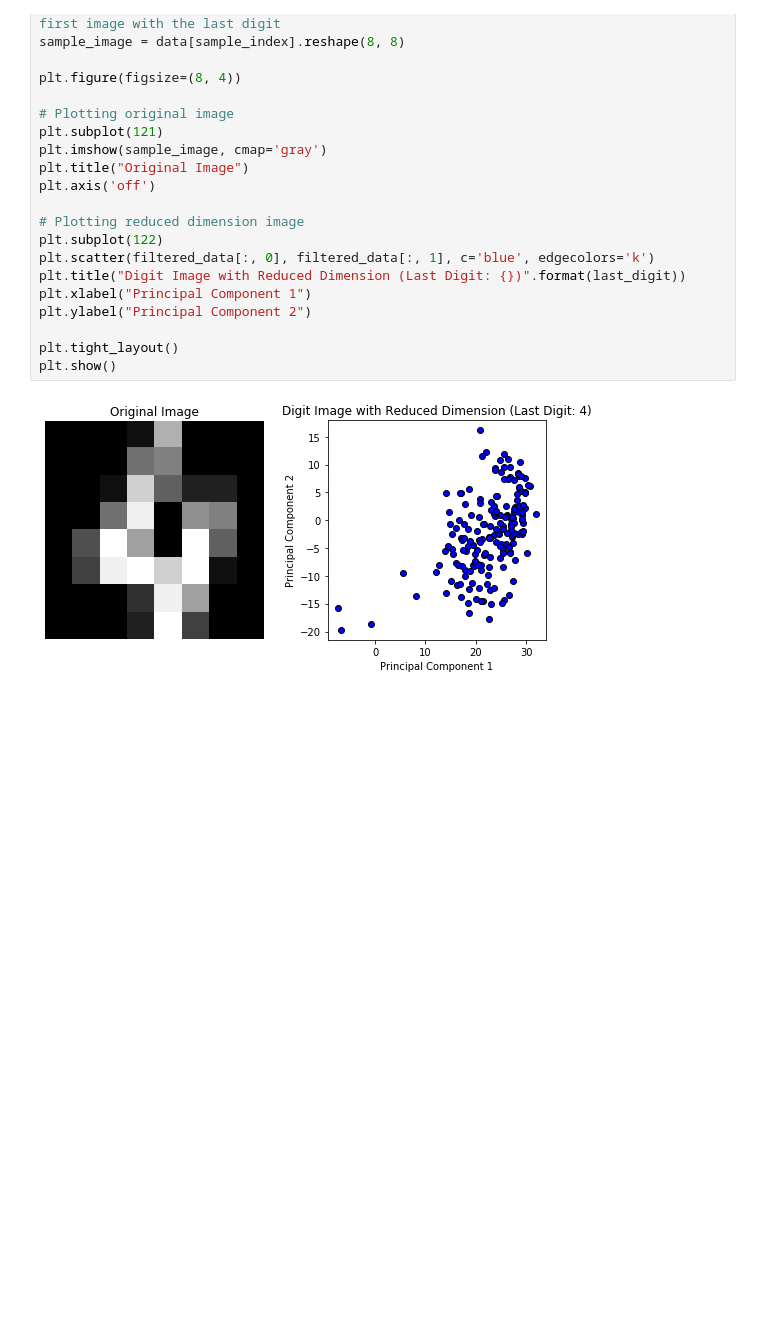
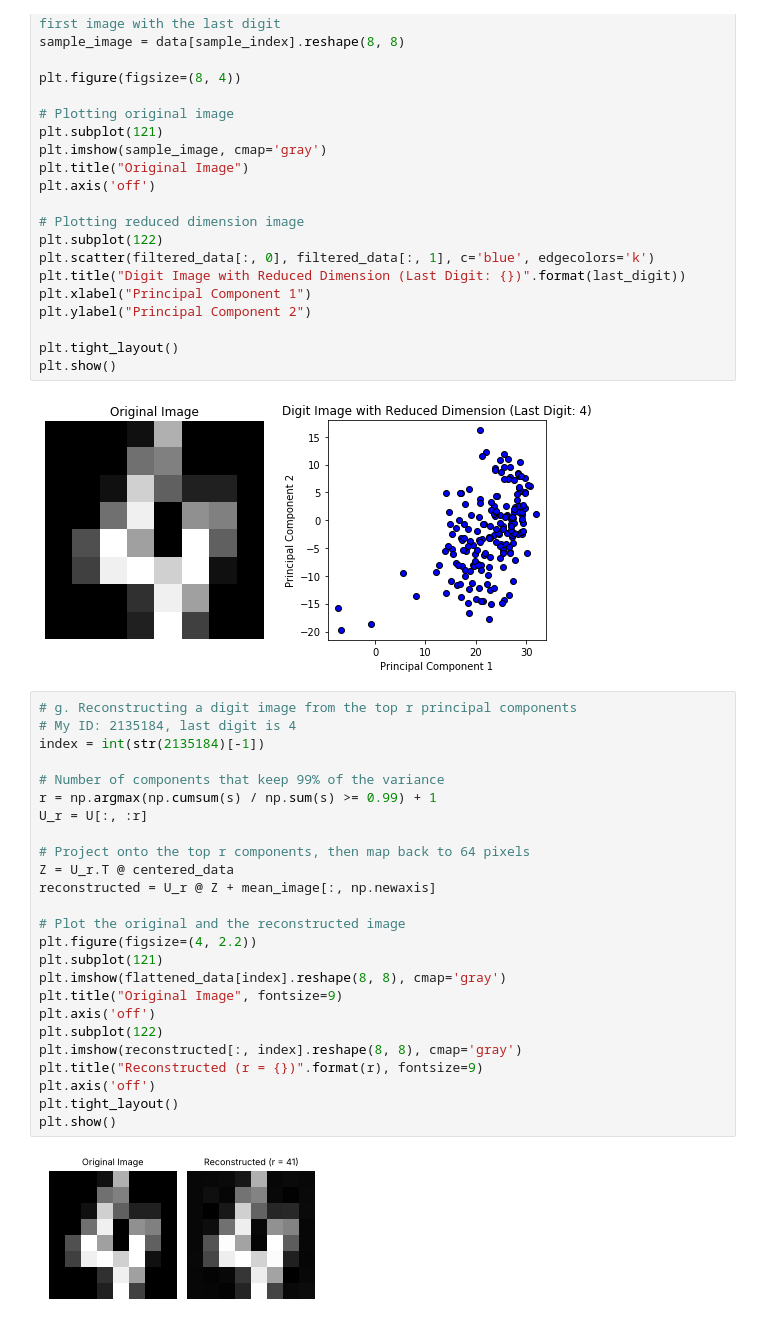
Before and after one commit to sazzadhossain05/principal-component-analysis-image-dimensionality-reduction, a Jupyter notebook: bonus assignment/pca_digits.ipynb, the cells around one changed output. Drawn from its saved outputs; the diff is of its cells as text; blank space fills up the shorter version.

Commit message:
Add digit reconstruction from the top principal components

```diff
--- a/bonus assignment/pca_digits.ipynb
+++ b/bonus assignment/pca_digits.ipynb
@@ -145,3 +145,30 @@ plt.tight_layout()
 plt.show()
 # %% [output]
 [figure]
+# %%
+# g. Reconstructing a digit image from the top r principal components
+# My ID: 2135184, last digit is 4
+index = int(str(2135184)[-1])
+
+# Number of components that keep 99% of the variance
+r = np.argmax(np.cumsum(s) / np.sum(s) >= 0.99) + 1
+U_r = U[:, :r]
+
+# Project onto the top r components, then map back to 64 pixels
+Z = U_r.T @ centered_data
+reconstructed = U_r @ Z + mean_image[:, np.newaxis]
+
+# Plot the original and the reconstructed image
+plt.figure(figsize=(4, 2.2))
+plt.subplot(121)
+plt.imshow(flattened_data[index].reshape(8, 8), cmap='gray')
+plt.title("Original Image", fontsize=9)
+plt.axis('off')
+plt.subplot(122)
+plt.imshow(reconstructed[:, index].reshape(8, 8), cmap='gray')
+plt.title("Reconstructed (r = {})".format(r), fontsize=9)
+plt.axis('off')
+plt.tight_layout()
+plt.show()
+# %% [output]
+[figure, added]
```
Also changed, not shown: 1 other file.
